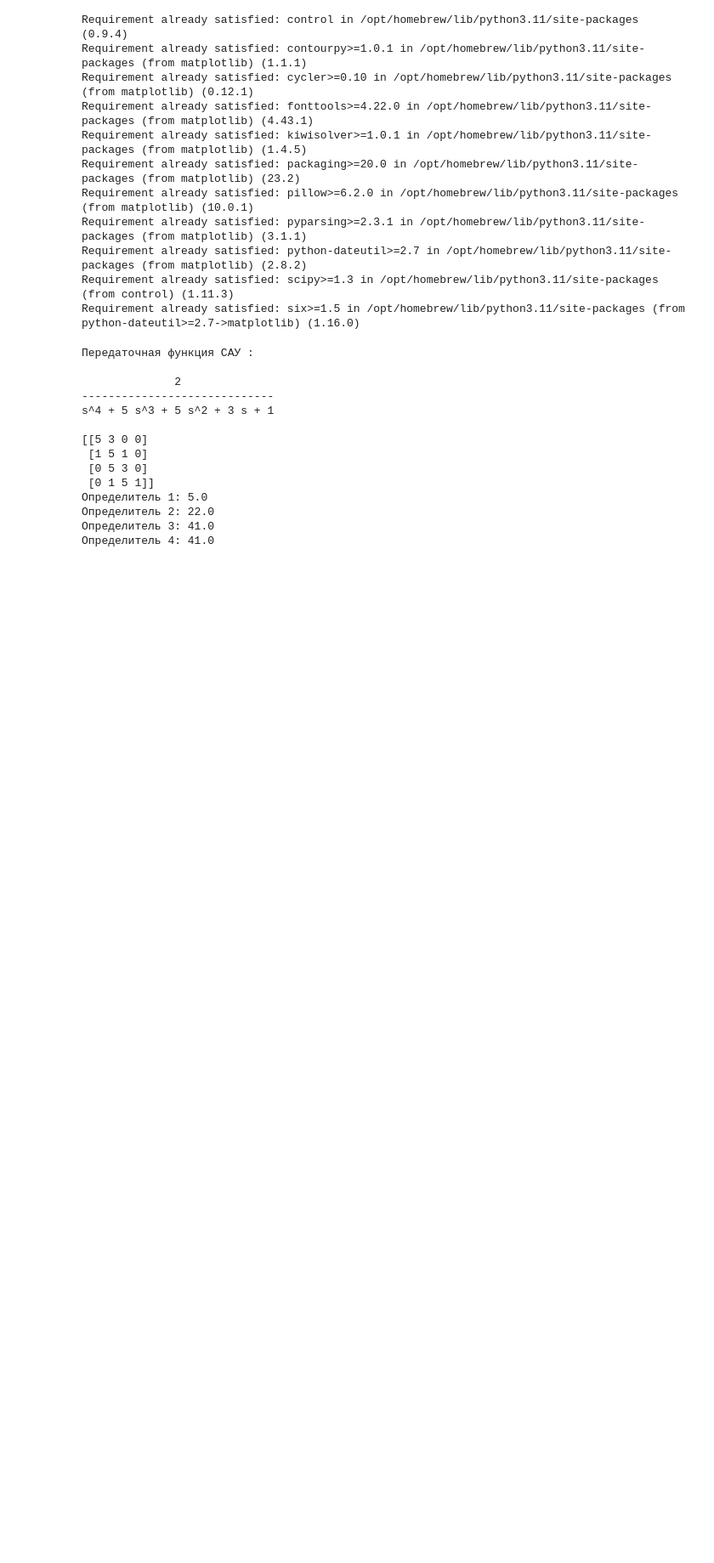
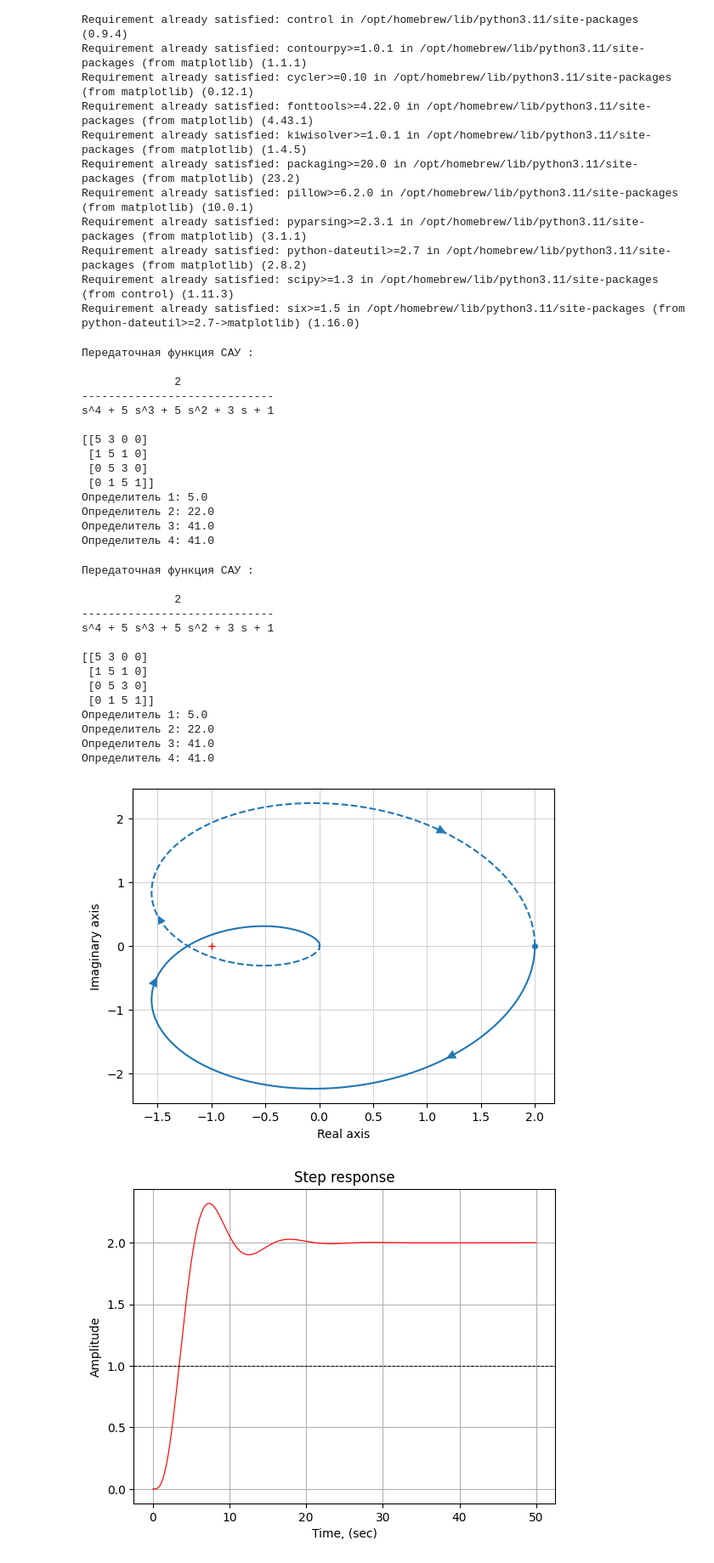
Before and after one commit to khosta77/BMSTU_RL6_Automatic_control_systems, a Jupyter notebook: L03/L03.ipynb, the cells around one changed output. Shown at 85% size. Cells and saved outputs as stored; diff of their text form; code cells hidden in the pictures; blank space fills up the shorter version.

```diff
--- a/L03/L03.ipynb
+++ b/L03/L03.ipynb
@@ -66,6 +66,27 @@ def plotNyqustBuild(num, den, tau):
     plt.savefig('img/Step response.png', format='png', dpi=800)
     plt.close()
     plotBodeBuild(w)
+# %%
+def plotNyqustBuildNotSave(num, den, tau):
+    w = tf(num, den)
+    print(f'Передаточная функция САУ : \n {w}')
+    m = create_hurwitz_matrix(den)
+    print(m)
+    for i in range(1, (len(m) + 1)):
+        print(f'Определитель {i}: {np.round(np.linalg.det(m[0:i:1,0:i]), 2)}')
+    t = np.arange(0.0, tau, 0.1)
+    y_step, x_step = step(w, T=tau)
+    plt.figure()
+    nyquist(w)
+    plt.figure()
+    plt.plot(x_step, y_step, color='red', linewidth=0.85)
+    plt.axhline(1.0, color='black', linestyle='--', linewidth=0.7)
+    plt.grid()
+    plt.ylabel('Amplitude')
+    plt.xlabel('Time, (sec)')
+    plt.title('Step response')
+    plt.figure()
+    bode(w)
 # %%
 plotNyqustBuild([2.], [1, 5, 5, 3, 1], 50)
 # %% [output]
@@ -83,3 +104,22 @@ s^4 + 5 s^3 + 5 s^2 + 3 s + 1
 Определитель 2: 22.0
 Определитель 3: 41.0
 Определитель 4: 41.0
+# %%
+plotNyqustBuildNotSave([2.], [1, 5, 5, 3, 1], 50)
+# %% [output]
+Передаточная функция САУ :
+
+              2
+-----------------------------
+s^4 + 5 s^3 + 5 s^2 + 3 s + 1
+
+[[5 3 0 0]
+ [1 5 1 0]
+ [0 5 3 0]
+ [0 1 5 1]]
+Определитель 1: 5.0
+Определитель 2: 22.0
+Определитель 3: 41.0
+Определитель 4: 41.0
+[figure, added]
+[figure, added]
```
Also changed, not shown: parts of 1 cell of this notebook, 2 other files.
